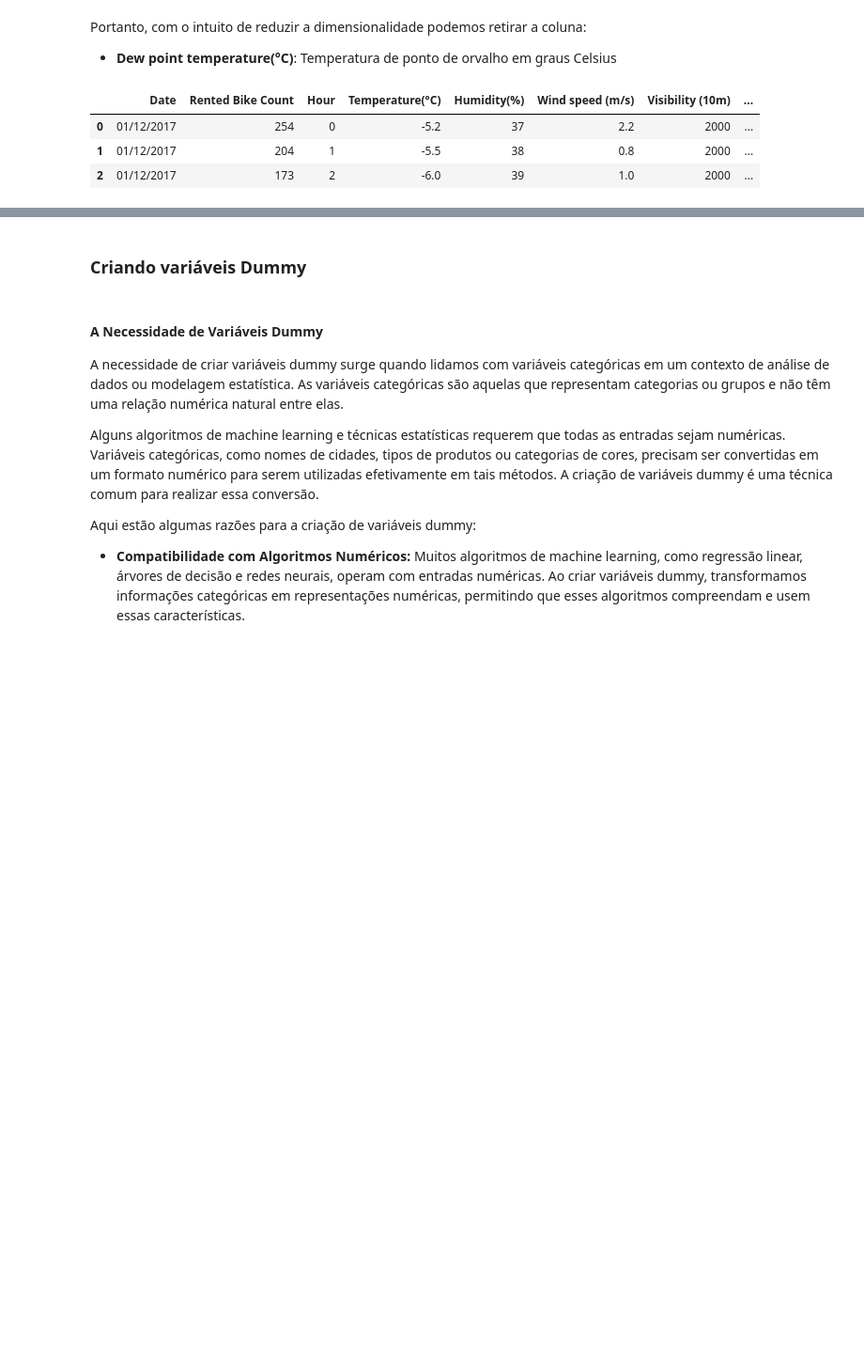
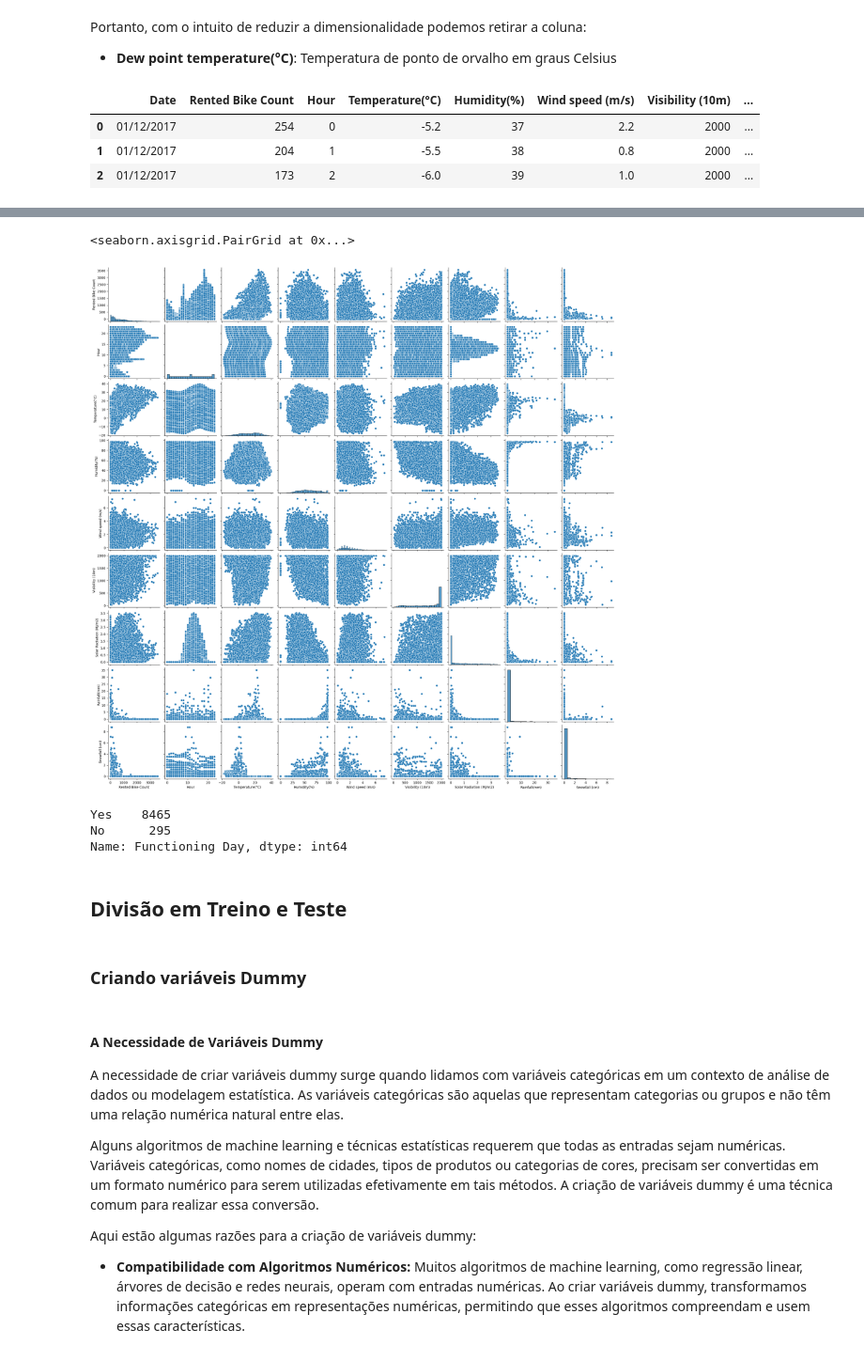
Before and after one commit to EnzoSilva14/Seoul_Bike_Sharing, a Jupyter notebook: Projeto 2.ipynb, the cells around one changed output, grey strips where cells are left out. Shown at 94% size. Drawn from its saved outputs; the diff is of its cells as text; code cells hidden in the pictures; blank space fills up the shorter version.

```diff
--- a/Projeto 2.ipynb
+++ b/Projeto 2.ipynb
@@ -171,3 +205,16 @@ df.head(3)
+# %%
+sns.pairplot(df)
+# %% [output]
+<seaborn.axisgrid.PairGrid at 0x...>
+[figure, added]
+# %%
+df['Functioning Day'].value_counts()
+# %% [output]
+Yes    8465
+No      295
+Name: Functioning Day, dtype: int64
+# %% [markdown]
+<h2>Divisão em Treino e Teste</h2>
 # %% [markdown]
 <h3>Criando variáveis Dummy</h3>
 # %% [markdown]
```
Also changed, not shown: parts of 6 cells of this notebook.
